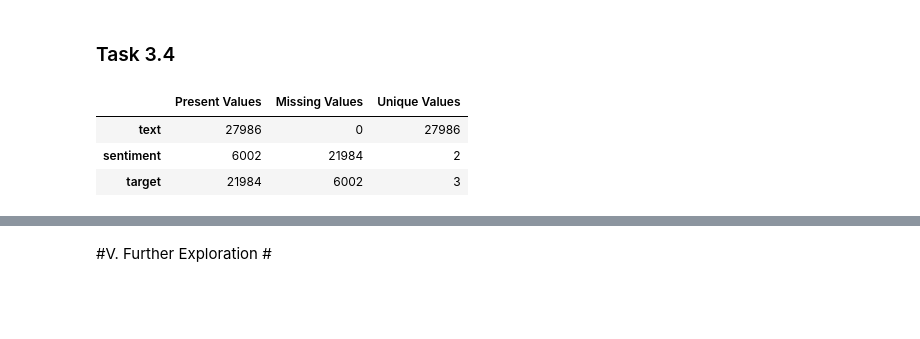
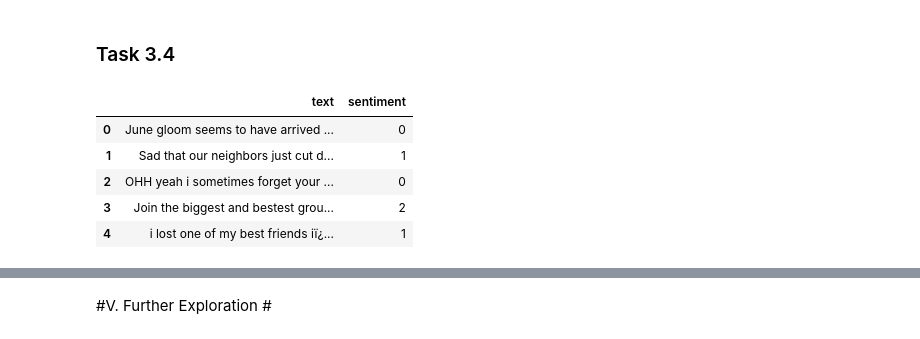
Before and after one commit to nates27/multi-task-learning, a Jupyter notebook: bt5151_gp_npk.ipynb, the cells around one changed output, grey strips where cells are left out. Cells and saved outputs as stored; diff of their text form; code cells hidden in the pictures; blank space fills up the shorter version.

```diff
--- a/bt5151_gp_npk.ipynb
+++ b/bt5151_gp_npk.ipynb
@@ -824,7 +670,0 @@ sd_train_data = pd.concat([d_train_concat, s_train_data],ignore_index=True)
-# %%
-data_quality(sd_train_data)
-# %% [output]
-|  | Present Values | Missing Values | Unique Values |
-| text | 27986 | 0 | 27986 |
-| sentiment | 6002 | 21984 | 2 |
-| target | 21984 | 6002 | 3 |
@@ -830,0 +675,9 @@ data_quality(sd_train_data)
+# %%
+s_train_concat.head()
+# %% [output]
+|  | text | sentiment |
+| 0 | June gloom seems to have arrived ... | 0 |
+| 1 | Sad that our neighbors just cut d... | 1 |
+| 2 | OHH yeah i sometimes forget your ... | 0 |
+| 3 | Join the biggest and bestest grou... | 2 |
+| 4 | i lost one of my best friends iï¿... | 1 |
```
Also changed, not shown: parts of 107 cells of this notebook.
